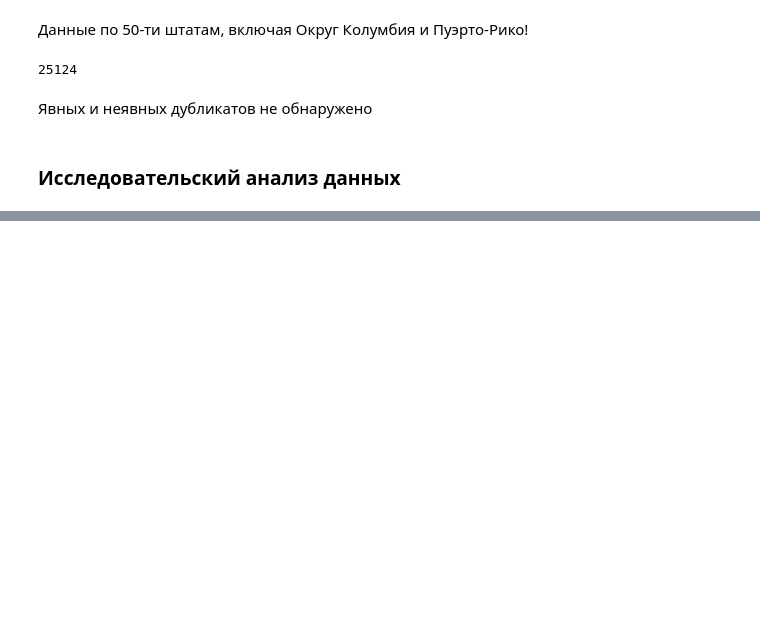
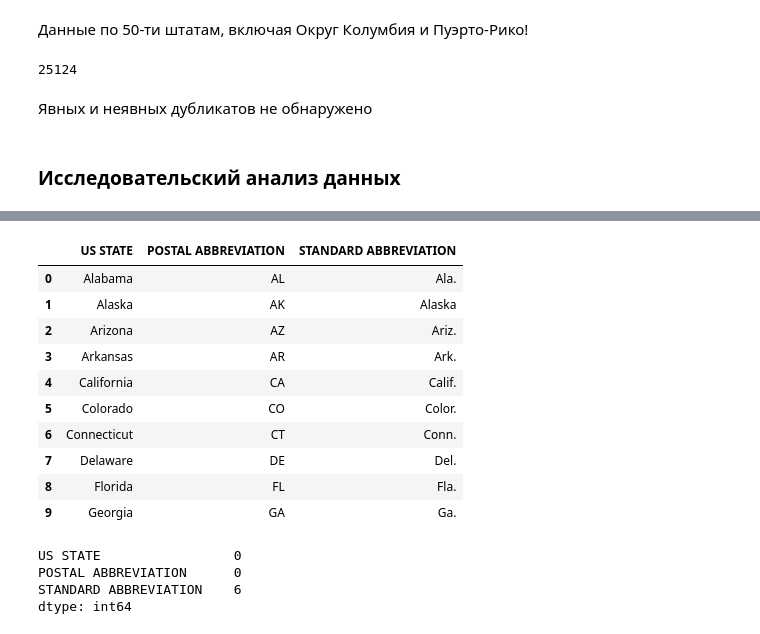
Before and after one commit to JuliVoronova/project_2, a Jupyter notebook: subway.ipynb, the cells around one changed output, grey strips where cells are left out. Drawn from its saved outputs; the diff is of its cells as text; code cells hidden in the pictures; blank space fills up the shorter version.

```diff
--- a/subway.ipynb
+++ b/subway.ipynb
@@ -99,0 +175,30 @@ a_data.plot(
+# %%
+# для более делатьного анализа найду информации о размере каждого штата
+
+# словарь с расшифровкой аббревиатур
+
+try:
+  states_name = pd.read_excel('C:/Users/juvoronova/Desktop/Projects/project_2/data/states_name.xlsx', sheet_name='name')
+  display(states_name.head(10))
+except:
+  states_name = pd.read_excel('/content/states_name.xlsx', sheet_name='name')
+  display(states_name.head(10))
+# %% [output]
+|  | US STATE | POSTAL ABBREVIATION | STANDARD ABBREVIATION |
+| 0 | Alabama | AL | Ala. |
+| 1 | Alaska | AK | Alaska |
+| 2 | Arizona | AZ | Ariz. |
+| 3 | Arkansas | AR | Ark. |
+| 4 | California | CA | Calif. |
+| 5 | Colorado | CO | Color. |
+| 6 | Connecticut | CT | Conn. |
+| 7 | Delaware | DE | Del. |
+| 8 | Florida | FL | Fla. |
+| 9 | Georgia | GA | Ga. |
+# %%
+states_name.isna().sum()
+# %% [output]
+US STATE                 0
+POSTAL ABBREVIATION      0
+STANDARD ABBREVIATION    6
+dtype: int64
```
Also changed, not shown: parts of 18 cells of this notebook, 1 other file.
